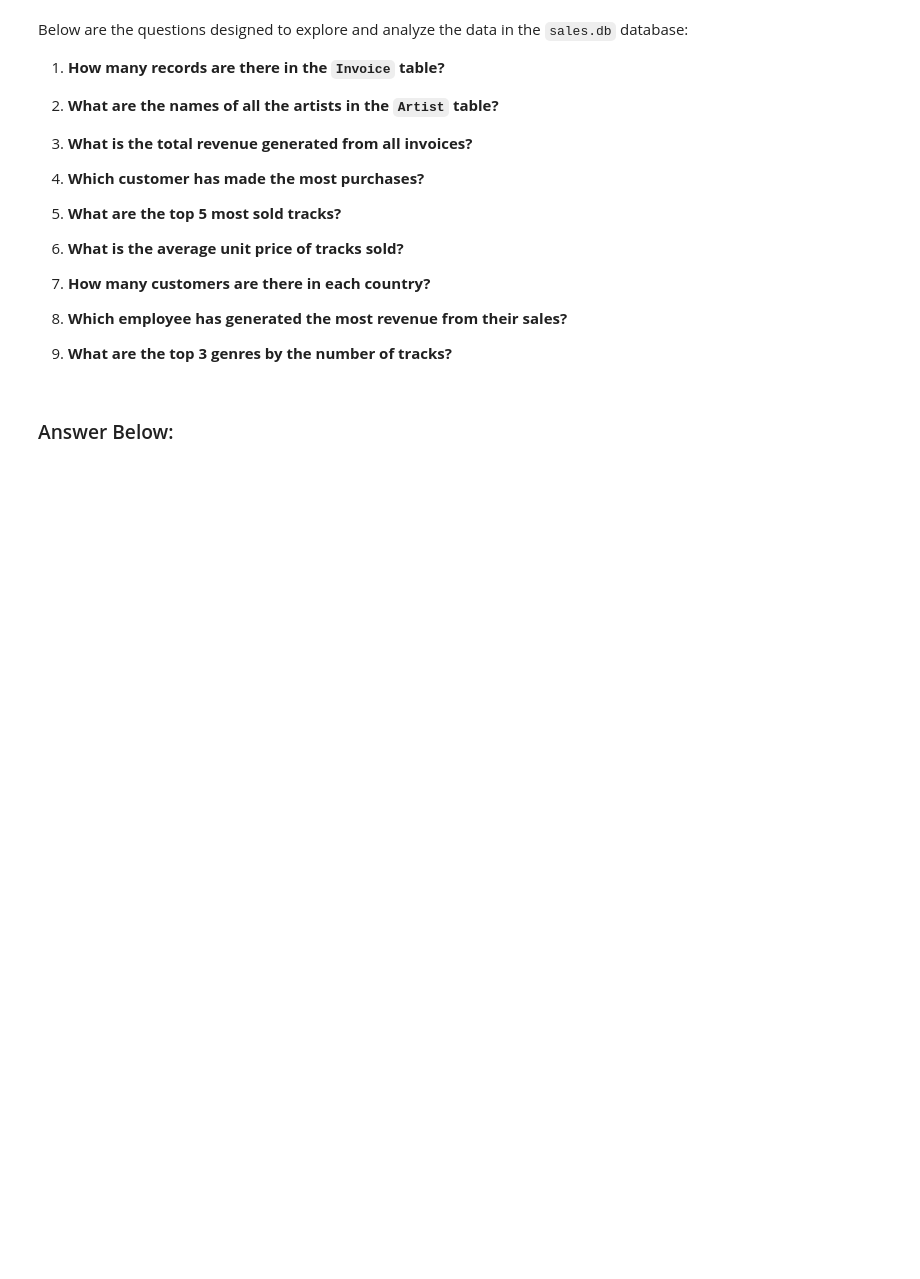
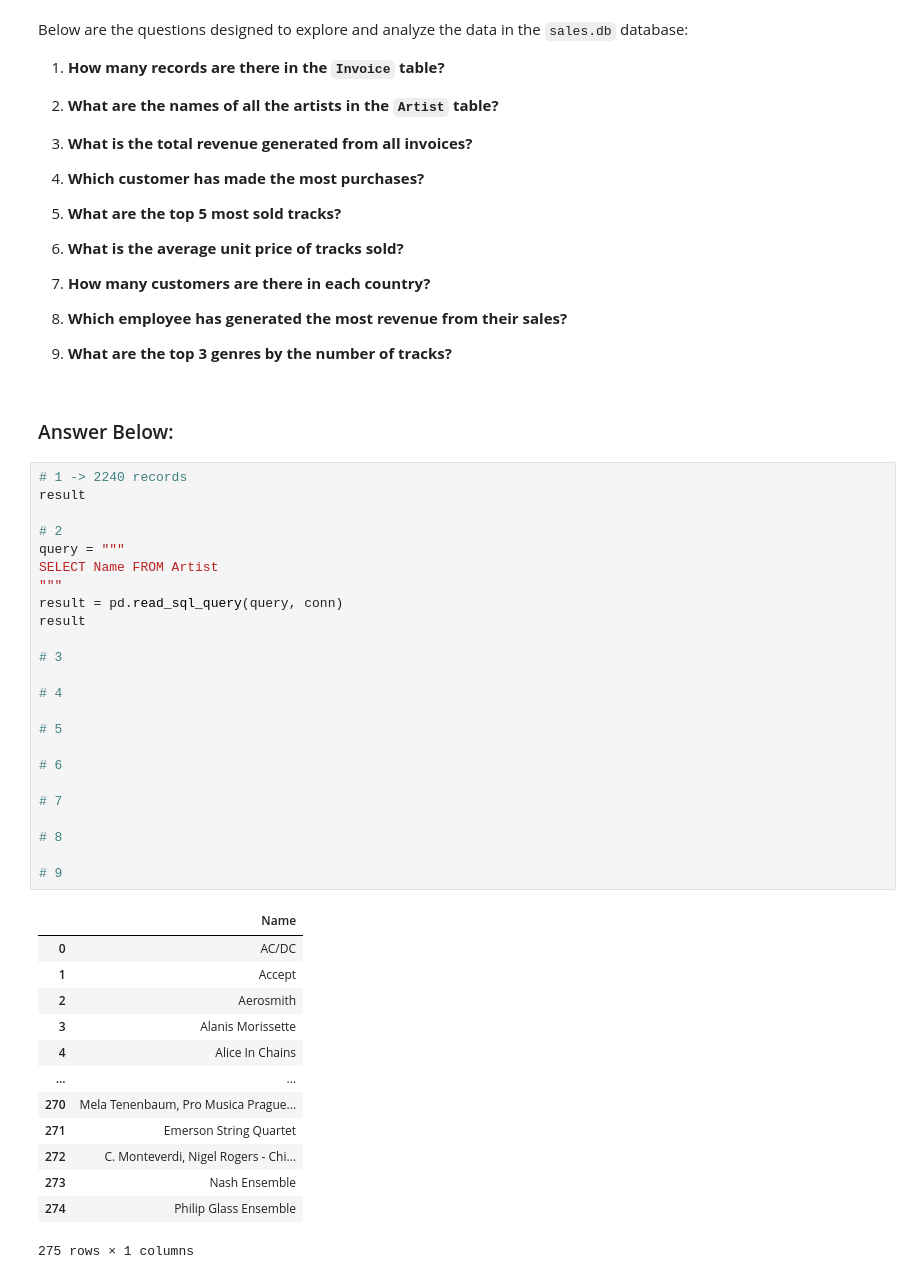
Before and after one commit to mn-munoz/cs180-winter25, a Jupyter notebook: notebooks/08-sqlite3.ipynb, the cells around one changed output. Cells and saved outputs as stored; diff of their text form; blank space fills up the shorter version.

```diff
--- a/notebooks/08-sqlite3.ipynb
+++ b/notebooks/08-sqlite3.ipynb
@@ -292,3 +354,41 @@ Below are the questions designed to explore and analyze the data in the `sales.d
 9. **What are the top 3 genres by the number of tracks?**
 # %% [markdown]
 ### Answer Below:
+# %%
+# 1 -> 2240 records
+result
+
+# 2
+query = """
+SELECT Name FROM Artist
+"""
+result = pd.read_sql_query(query, conn)
+result
+
+# 3
+
+# 4
+
+# 5
+
+# 6
+
+# 7
+
+# 8
+
+# 9
+# %% [output]
+|  | Name |
+| 0 | AC/DC |
+| 1 | Accept |
+| 2 | Aerosmith |
+| 3 | Alanis Morissette |
+| 4 | Alice In Chains |
+| ... | ... |
+| 270 | Mela Tenenbaum, Pro Musica Prague... |
+| 271 | Emerson String Quartet |
+| 272 | C. Monteverdi, Nigel Rogers - Chi... |
+| 273 | Nash Ensemble |
+| 274 | Philip Glass Ensemble |
+275 rows × 1 columns
```
Also changed, not shown: parts of 10 cells of this notebook, 1 other file.
